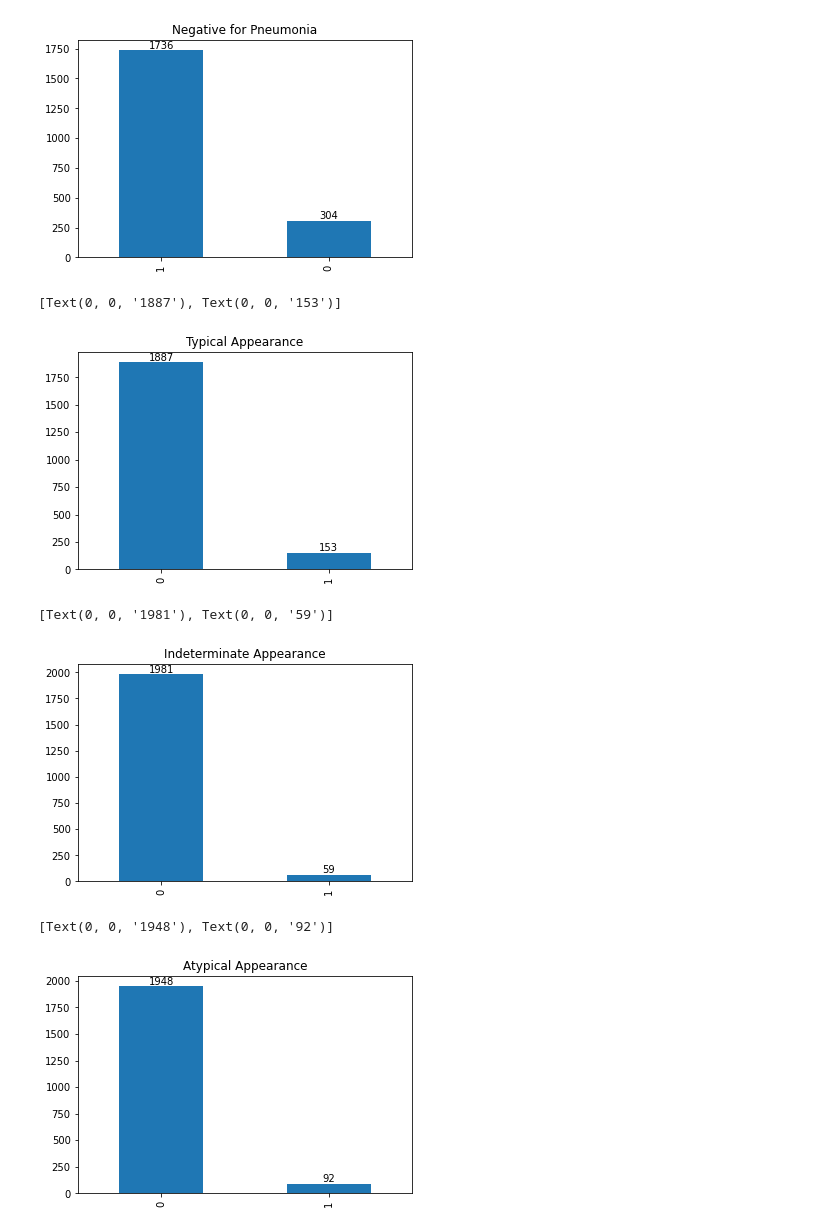
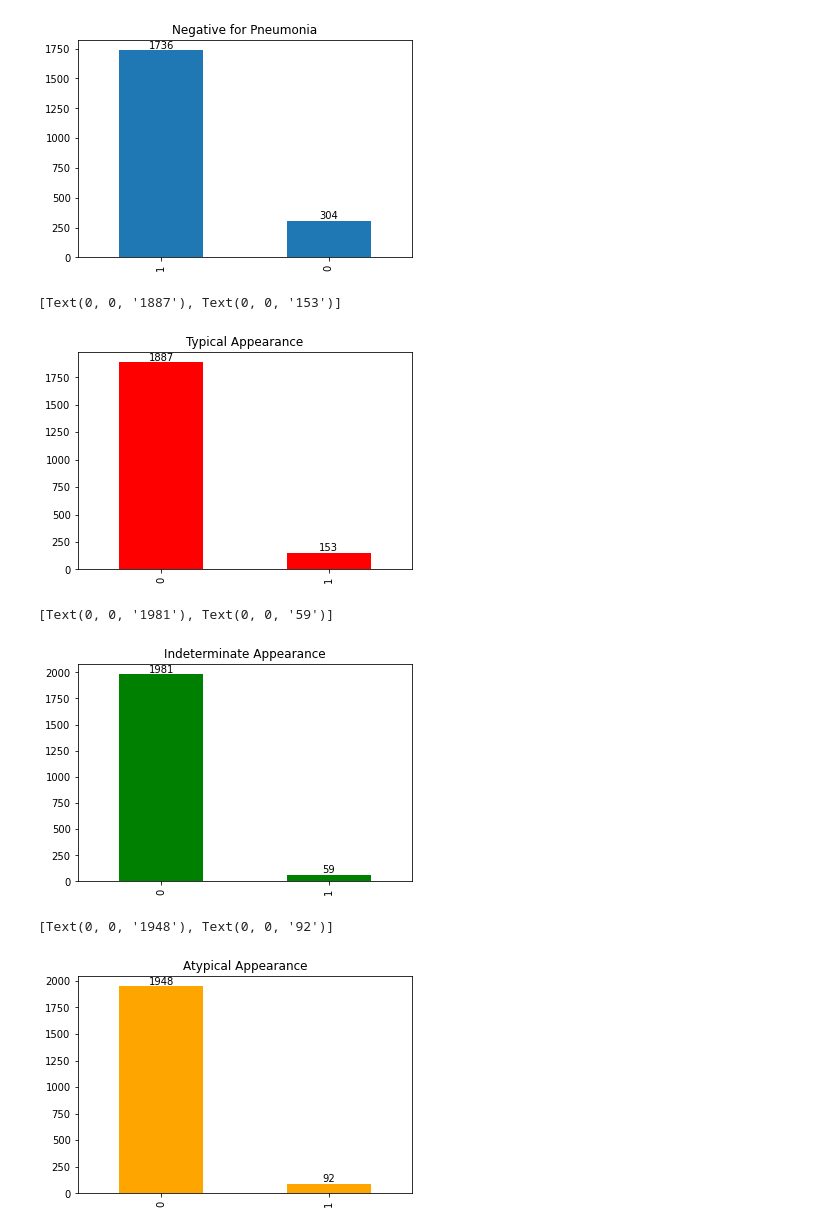
Before and after one commit to Crismaria11/Proyecto2_DS, a Jupyter notebook: Proyecto2_DS.ipynb, the cells around one changed output. Drawn from its saved outputs; the diff is of its cells as text; code cells hidden in the pictures.

```diff
--- a/Proyecto2_DS.ipynb
+++ b/Proyecto2_DS.ipynb
@@ -337,23 +347,23 @@ ax.bar_label(ax.containers[0])
 [Text(0, 0, '1736'), Text(0, 0, '304')]
 [figure]
 # %%
-ax = colTypAppLabel.plot.bar()
+ax = colTypAppLabel.plot.bar(color='red')
 ax.set_title(listColumnsNames[1])
 ax.bar_label(ax.containers[0])
 # %% [output]
 [Text(0, 0, '1887'), Text(0, 0, '153')]
-[figure, old version]
+[figure, new version]
 # %%
-ax = colIntAppLabel.plot.bar()
+ax = colIntAppLabel.plot.bar(color='green')
 ax.set_title(listColumnsNames[2])
 ax.bar_label(ax.containers[0])
 # %% [output]
 [Text(0, 0, '1981'), Text(0, 0, '59')]
-[figure, old version]
+[figure, new version]
 # %%
-ax = colAtyAppLabel.plot.bar()
+ax = colAtyAppLabel.plot.bar(color='orange')
 ax.set_title(listColumnsNames[3])
 ax.bar_label(ax.containers[0])
 # %% [output]
 [Text(0, 0, '1948'), Text(0, 0, '92')]
-[figure, old version]
+[figure, new version]
```
Also changed, not shown: parts of 9 cells of this notebook.
